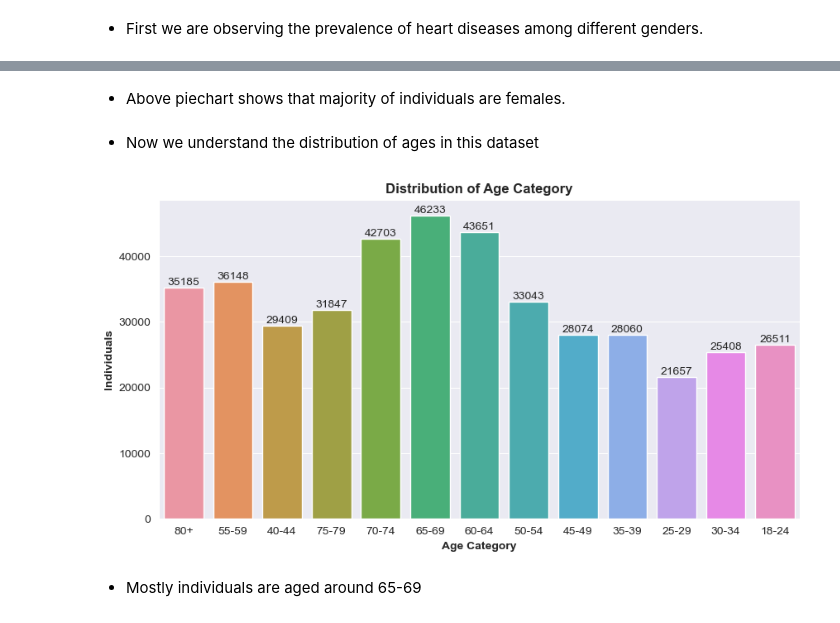
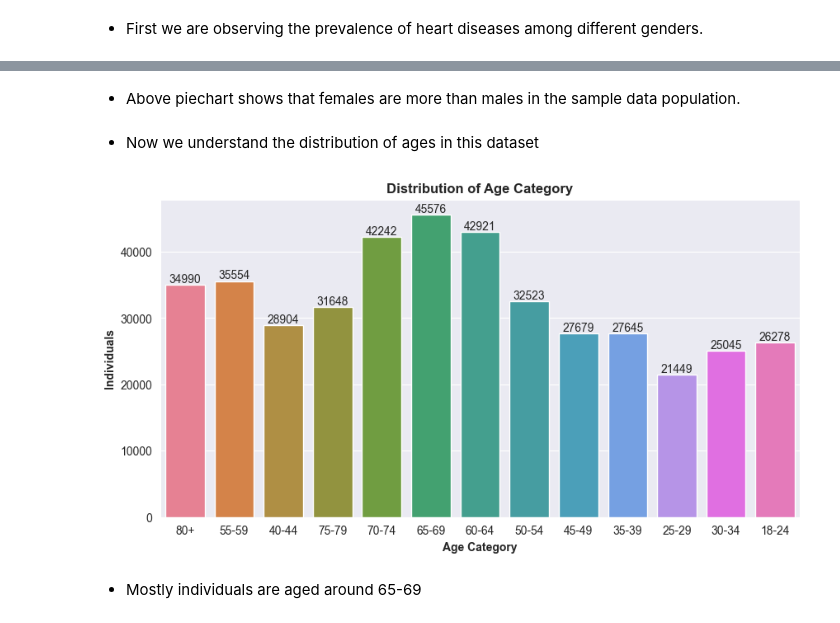
Before and after one commit to ali-bin-kashif/heart-disease-healthcare-data-analysis, a Jupyter notebook: heart_indicator_data_analysis.ipynb, the cells around one changed output, grey strips where cells are left out. Saved outputs shown, nothing was run; the diff lists cells and outputs as text; code cells hidden in the pictures.

```diff
--- a/heart_indicator_data_analysis.ipynb
+++ b/heart_indicator_data_analysis.ipynb
@@ -288,7 +278,7 @@ dtype: float64
 # %%
 # Dropping columns which we don't need.
 
-heart_data = heart_data.drop(columns=['RemovedTeeth'])
+heart_data = heart_data.drop(columns=['State', 'RemovedTeeth', 'LastCheckupTime', 'ChestScan', 'HIVTesting', 'FluVaxLast12', 'PneumoVaxEver', 'TetanusLast10Tdap', 'HighRiskLastYear'])
 # %%
 heart_data.columns
 # %% [output]
@@ -345,9 +347,3 @@ Column Name:  CovidPos
 --------------------------------------------------
 # %% [markdown]
 - Some columns have large categorical text values, so need to make it short but understandable.
-# %%
-heart_data['LastCheckupTime'].replace({'Within past year (anytime less than 12 months ago)' : 'Within past year',
-                                       'Within past 2 years (1 year but less than 2 years ago)' : 'Within past 2 years',
-                                       'Within past 5 years (2 years but less than 5 years ago)' : 'Within past 5 years'}, inplace=True)
-
-heart_data['LastCheckupTime'].unique()
@@ -357,6 +350,5 @@ array(['Within past year', nan, 'Within past 2 years',
 # %%
-heart_data['HadDiabetes'].replace({'No, pre-diabetes or borderline diabetes' : 'Borderline',
-                                   'Yes, but only during pregnancy (female)' : 'During Pregnancy'}, inplace=True)
+heart_data['HadDiabetes'].replace({'No, pre-diabetes or borderline diabetes' : 'Borderline', 'Yes, but only during pregnancy (female)' : 'During Pregnancy'} , inplace=True)
 
 heart_data['HadDiabetes'].unique()
 # %% [output]
@@ -404,7 +425,0 @@ array(['80+', '55-59', nan, '40-44', '75-79', '70-74', '65-69', '60-64',
-# %%
-heart_data['TetanusLast10Tdap'].replace({'Yes, received tetanus shot but not sure what type' : 'Yes, type not sure',
-                                         'No, did not receive any tetanus shot in the past 10 years' : 'No',
-                                         'Yes, received Tdap' : 'Yes',
-                                         'Yes, received tetanus shot, but not Tdap' : 'Yes, not Tdap'}, inplace=True)
-
-heart_data['TetanusLast10Tdap'].unique()
@@ -761,16 +775,16 @@ plt.pie(gender_count,labels=gender_count.index,radius=1, autopct='%.2f%%')
 [figure]
 # %% [markdown]
-- Above piechart shows that majority of individuals are females.
+- Above piechart shows that females are more than males in the sample data population.
 # %% [markdown]
 - Now we understand the distribution of ages in this dataset
 # %%
 set_size_style(10,5,'darkgrid')
-ax = sns.countplot(data = heart_data, x = 'AgeCategory')
+ax = sns.countplot(data = heart_data, x = 'AgeCategory', hue='AgeCategory', legend=False)
 customize_plot(ax,"Distribution of Age Category","Age Category","Individuals",12,10)
 for c in ax.containers:
     ax.bar_label(c)
 # %% [output]
-[figure, old version]
+[figure, new version]
 # %% [markdown]
 - Mostly individuals are aged around 65-69
 # %% [markdown]
```
Also changed, not shown: parts of 97 cells of this notebook.
